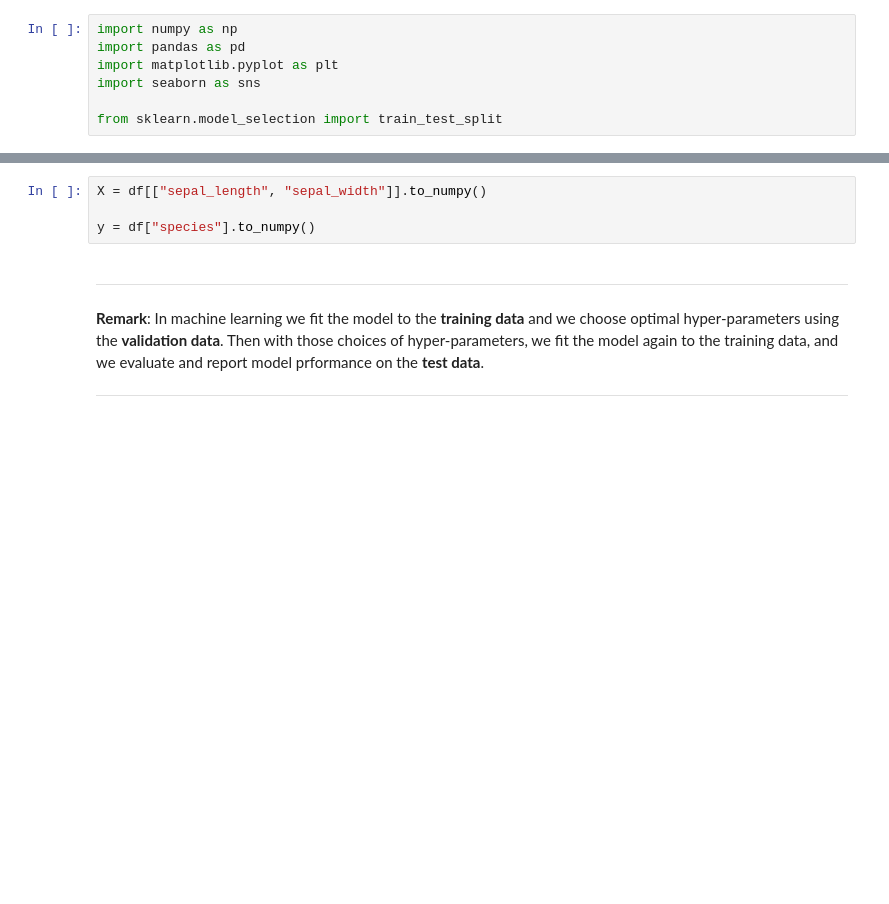
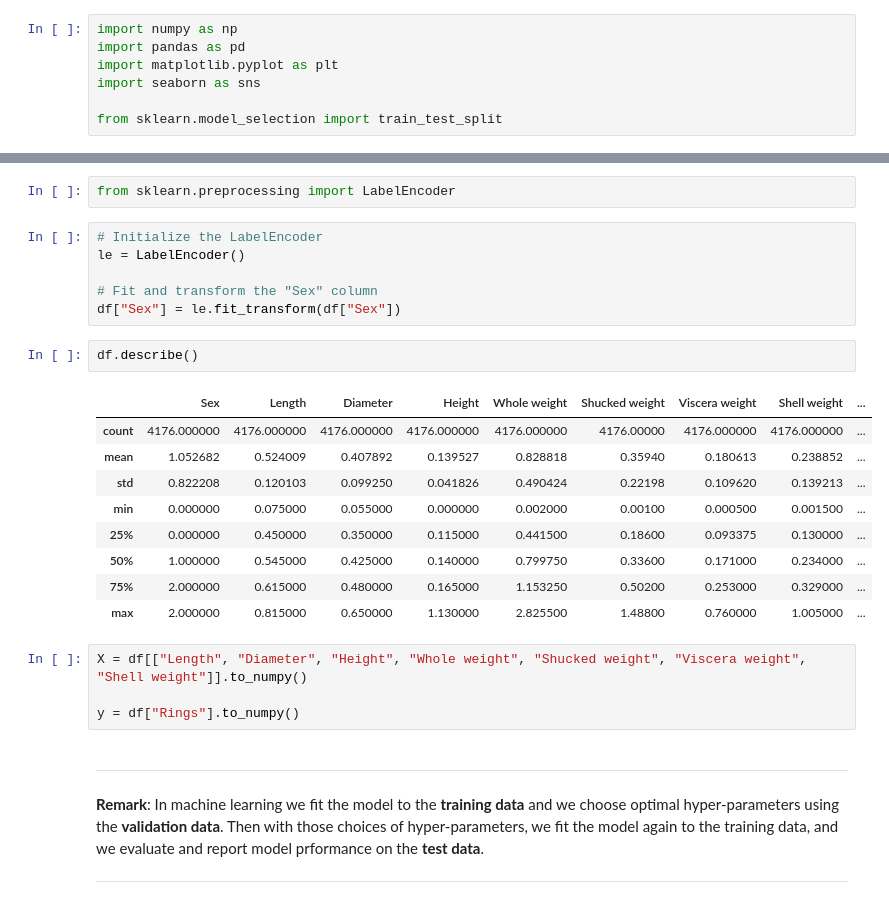
Before and after one commit to DeekshithaGona/ML, a Jupyter notebook: Homeworks/Homework5/Lecture_9_KNN.ipynb, the cells around one changed output, grey strips where cells are left out. Cells and saved outputs as stored; diff of their text form; blank space fills up the shorter version.

```diff
--- a/Homeworks/Homework5/Lecture_9_KNN.ipynb
+++ b/Homeworks/Homework5/Lecture_9_KNN.ipynb
@@ -37,7 +57,27 @@ plt.legend(fontsize=15);
+# %%
+from sklearn.preprocessing import LabelEncoder
+# %%
+# Initialize the LabelEncoder
+le = LabelEncoder()
+
+# Fit and transform the "Sex" column
+df["Sex"] = le.fit_transform(df["Sex"])
+# %%
+df.describe()
+# %% [output]
+|  | Sex | Length | Diameter | Height | Whole weight | Shucked weight | Viscera weight | Shell weight | ... |
+| count | 4176.000000 | 4176.000000 | 4176.000000 | 4176.000000 | 4176.000000 | 4176.00000 | 4176.000000 | 4176.000000 | ... |
+| mean | 1.052682 | 0.524009 | 0.407892 | 0.139527 | 0.828818 | 0.35940 | 0.180613 | 0.238852 | ... |
+| std | 0.822208 | 0.120103 | 0.099250 | 0.041826 | 0.490424 | 0.22198 | 0.109620 | 0.139213 | ... |
+| min | 0.000000 | 0.075000 | 0.055000 | 0.000000 | 0.002000 | 0.00100 | 0.000500 | 0.001500 | ... |
+| 25% | 0.000000 | 0.450000 | 0.350000 | 0.115000 | 0.441500 | 0.18600 | 0.093375 | 0.130000 | ... |
+| 50% | 1.000000 | 0.545000 | 0.425000 | 0.140000 | 0.799750 | 0.33600 | 0.171000 | 0.234000 | ... |
+| 75% | 2.000000 | 0.615000 | 0.480000 | 0.165000 | 1.153250 | 0.50200 | 0.253000 | 0.329000 | ... |
+| max | 2.000000 | 0.815000 | 0.650000 | 1.130000 | 2.825500 | 1.48800 | 0.760000 | 1.005000 | ... |
 # %%
-X = df[["sepal_length", "sepal_width"]].to_numpy()
+X = df[["Length", "Diameter", "Height", "Whole weight", "Shucked weight", "Viscera weight", "Shell weight"]].to_numpy()
 
-y = df["species"].to_numpy()
+y = df["Rings"].to_numpy()
 # %% [markdown]
 ---
 
```
Also changed, not shown: parts of 17 cells of this notebook, 2 other files.
